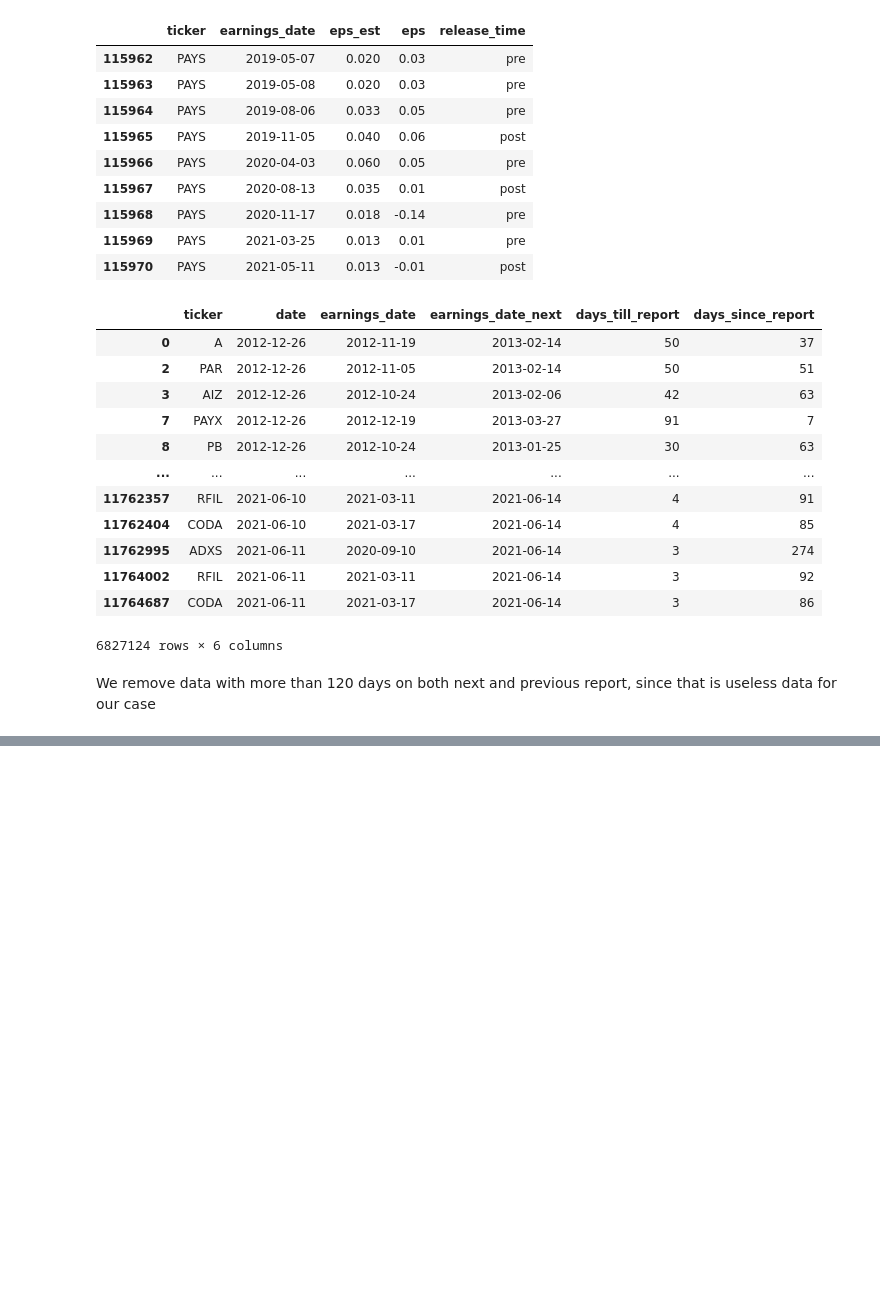
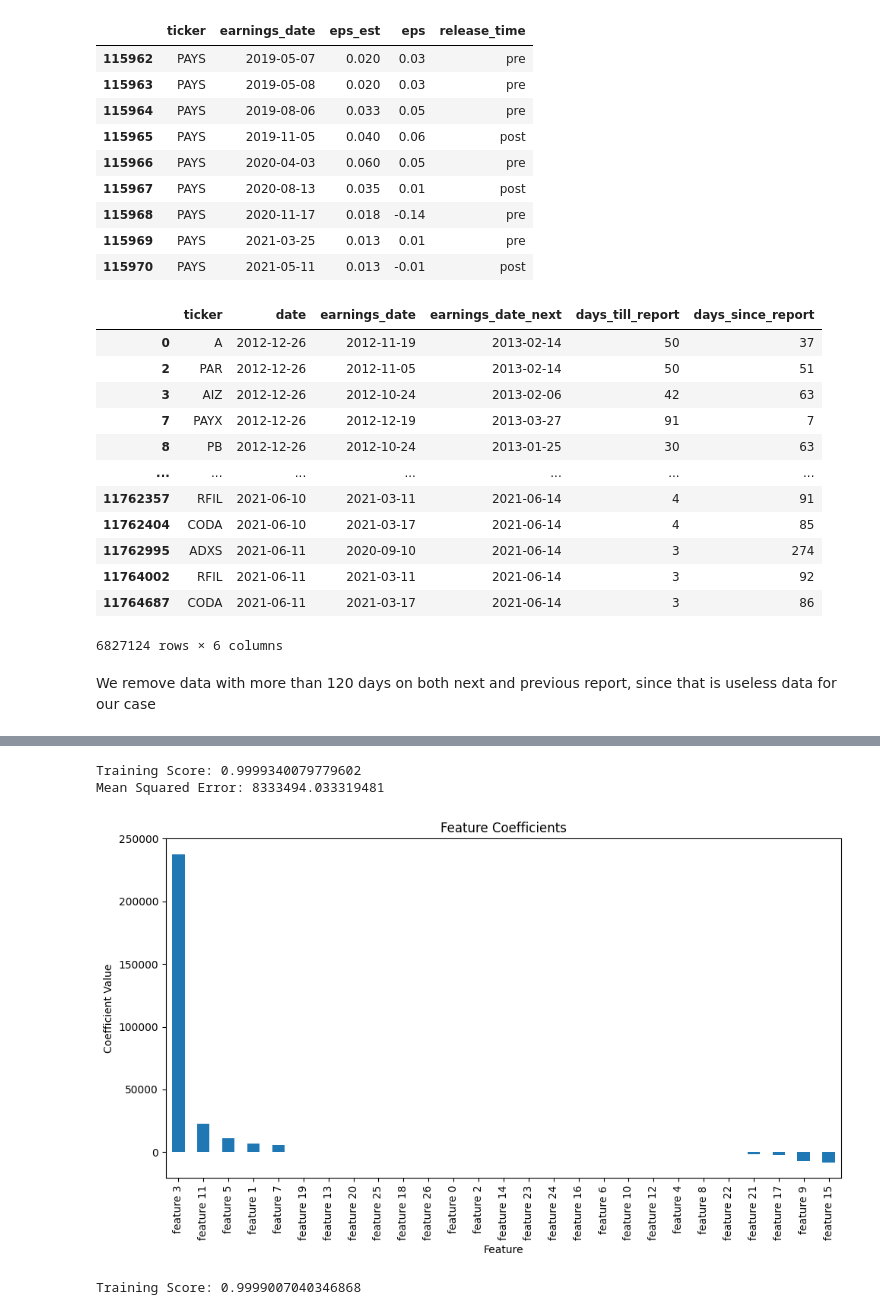
Before and after one commit to thunder913/Machine-Learning, a Jupyter notebook: stocks.ipynb, the cells around one changed output, grey strips where cells are left out. Cells and saved outputs as stored; diff of their text form; code cells hidden in the pictures; blank space fills up the shorter version.

```diff
--- a/stocks.ipynb
+++ b/stocks.ipynb
@@ -235,7 +248,7 @@ aapl_data = {
     'date': [pd.to_datetime('2024-05-10')],
     'peak_price': [183.38],  # Example value
     'peak_days_ago': [5],   # Example value
-    'price_1_days_ago': [181.57],  # Example value
+    'price_1_days_ago': [184.57],  # Example value
     'volume_1_days_ago': [48983000],  # Example value
     'price_2_days_ago': [182.74],  # Example value
     'volume_2_days_ago': [45057100],  # Example value
@@ -277,8 +290,7 @@ aapl_df[price_columns] = scaler.fit_transform(aapl_df[price_columns])
 
 # Predict the closing price
 aapl_features = aapl_df[features]
-predicted_close = model.predict(aapl_features)
+predicted_close = forest_model.predict(aapl_features)
 
-y_pred = predicted_close * (scaler.data_max_[0] - scaler.data_min_[0]) + scaler.data_min_[0]
-print(f"Predicted closing price for AAPL on May 10, 2024: {y_pred}")
+print(f"Predicted closing price for AAPL on May 10, 2024: {[y_pred]}")
 # %% [output]
@@ -314,0 +315,40 @@ fig.tight_layout()
+# %%
+from sklearn.linear_model import LinearRegression
+
+linear_model = LinearRegression()
+linear_model.fit(X_train, y_train)
+
+# Score the model on the training data
+train_score = linear_model.score(X_train, y_train)
+print(f"Training Score: {train_score}")
+
+# Make predictions on the test set
+y_pred_scaled = linear_model.predict(X_test)
+
+# Inverse transform the predictions to convert back to actual prices
+y_pred = y_pred_scaled * (scaler.data_max_[0] - scaler.data_min_[0]) + scaler.data_min_[0]
+
+# Calculate and print the mean squared error
+mse = np.mean((y_test - y_pred) ** 2)
+print(f"Mean Squared Error: {mse}")
+
+# Linear regression does not provide feature importances in the same way as RandomForest
+# Instead, we can look at the coefficients
+coefficients = pd.Series(linear_model.coef_, index=feature_names).sort_values(ascending=False)
+
+plt.figure(figsize=(10, 6))
+coefficients.plot(kind='bar')
+plt.title('Feature Coefficients')
+plt.ylabel('Coefficient Value')
+plt.xlabel('Feature')
+plt.tight_layout()
+plt.show()
+# %% [output]
+Training Score: 0.9999340079779602
+Mean Squared Error: 8333494.033319481
+[figure, added]
+# %%
+train_score = linear_model.score(X_final_test, y_final_test)
+print(f"Training Score: {train_score}")
+# %% [output]
+Training Score: 0.9999007040346868
```
Also changed, not shown: parts of 22 cells of this notebook.
